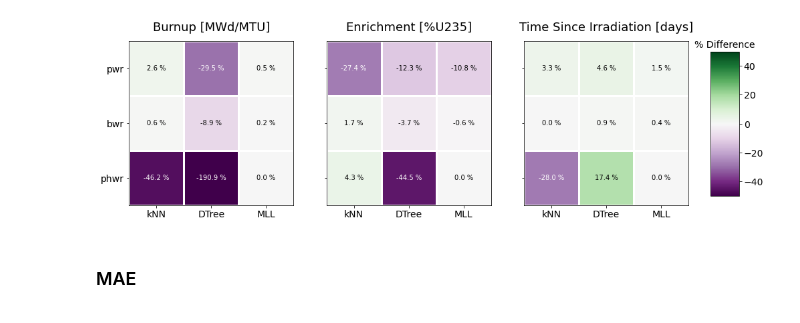
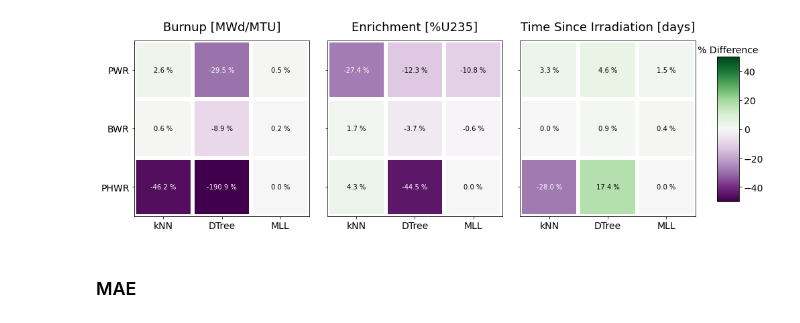
Before and after one commit to opotowsky/process_results, a Jupyter notebook: rxtr-type_mll_scikit_compare.ipynb, the cells around one changed output. Drawn from its saved outputs; the diff is of its cells as text; code cells hidden in the pictures.

Commit message:
needs some cleanup, but have functions for plotting these a little better than before. still need to expand this to be able to do a grid of conf matrices

```diff
--- a/rxtr-type_mll_scikit_compare.ipynb
+++ b/rxtr-type_mll_scikit_compare.ipynb
@@ -33,7 +33,7 @@ def heatmap(data, row_labels, col_labels, ax=None,
 
     ax.set_xticks(np.arange(data.shape[1]+1)-.5, minor=True)
     ax.set_yticks(np.arange(data.shape[0]+1)-.5, minor=True)
-    ax.grid(which="minor", color="w", linestyle='-', linewidth=3)
+    ax.grid(which="minor", color="w", linestyle='-', linewidth=6)
     ax.tick_params(which="minor", bottom=False, left=False)
 
     return im
@@ -81,7 +81,7 @@ pkl = 'no-rxtr-type_mll_scikit_compare.pkl'
 df2 = pd.read_pickle(base+pkl)
 # %%
 rename1 = {'knn' : 'kNN Known', 'dtree' : 'DTree Known', 'mll' : 'MLL Known'}
-rename2 = {'knn' : 'kNN Unknown', 'dtree' : 'DTree Unknown', 'mll' :  'MLL Known'}
+rename2 = {'knn' : 'kNN Unknown', 'dtree' : 'DTree Unknown', 'mll' :  'MLL Unknown'}
 df1.rename(columns=rename1, inplace=True)
 df2.rename(columns=rename2, inplace=True)
 # %%
@@ -111,5 +111,5 @@ absdiffs['MLL'] = (df.loc[:, ('MLL Known', 'MAE')] - df.loc[:, ('MLL Unknown', '
 # %%
-diffs = pd.DataFrame()
+diffs = pd.DataFrame(index=df.index, columns=['kNN', 'DTree', 'MLL'])
 diffs['kNN'] = 100 * (df.loc[:, ('kNN Known', 'MAE')] - df.loc[:, ('kNN Unknown', 'MAE')]) / df.loc[:, ('kNN Known', 'MAE')]
 diffs['DTree'] = 100 * (df.loc[:, ('DTree Known', 'MAE')] - df.loc[:, ('DTree Unknown', 'MAE')]) / df.loc[:, ('DTree Known', 'MAE')]
 diffs['MLL'] = 100 * (df.loc[:, ('MLL Known', 'MAE')] - df.loc[:, ('MLL Unknown', 'MAE')]) / df.loc[:, ('MLL Known', 'MAE')]
@@ -121,18 +129,18 @@ Preds = {'burnup' : 'Burnup [MWd/MTU]', 'enrichment' : 'Enrichment [%U235]', 'co
 # %%
 fig, axs = plt.subplots(nrows=1, ncols=3, sharex=False, sharey=True, figsize=(15,5))
 for a, ax in enumerate(axs):
-    im = heatmap(diffs.loc[preds[a]], ['pwr', 'bwr', 'phwr'], algs, ax=ax, cmap='PRGn')
+    im = heatmap(diffs.loc[preds[a]], ['PWR', 'BWR', 'PHWR'], algs, ax=ax, cmap='PRGn')
     texts = annotate_heatmap(im, valfmt="{x:.1f} %")
     ax.set_title(Preds[preds[a]], fontsize=18, pad=15)
-#fig.subplots_adjust(right=0.8)
-cax = fig.add_axes([0.93, 0.2, 0.04, 0.6])
+cax = fig.add_axes([0.93, 0.2, 0.03, 0.6])
 fig.colorbar(im, cax=cax)
 cax.tick_params(labelsize=14)
 cax.set_title('% Difference', fontsize=14)
+plt.subplots_adjust(wspace=0.1)
 plt.show()
-fig.savefig('rxtr-type_known-unknown_diff.png', bbox_inches='tight', transparent=True)
+fig.savefig('./plots/rxtr-type_known-unknown_diff.png', bbox_inches='tight', transparent=True)
 # %% [output]
-[figure, old version]
+[figure, new version]
 # %% [markdown]
 ### MAE
 # %%
```
Also changed, not shown: parts of 2 cells of this notebook, 2 other files.
